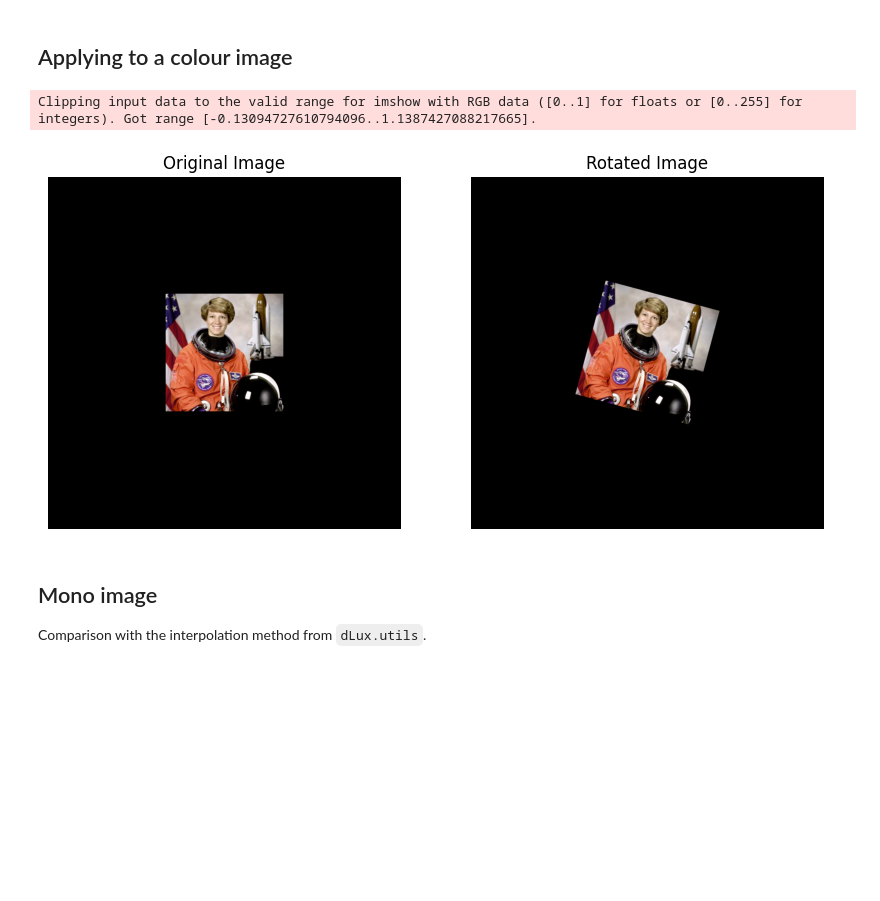
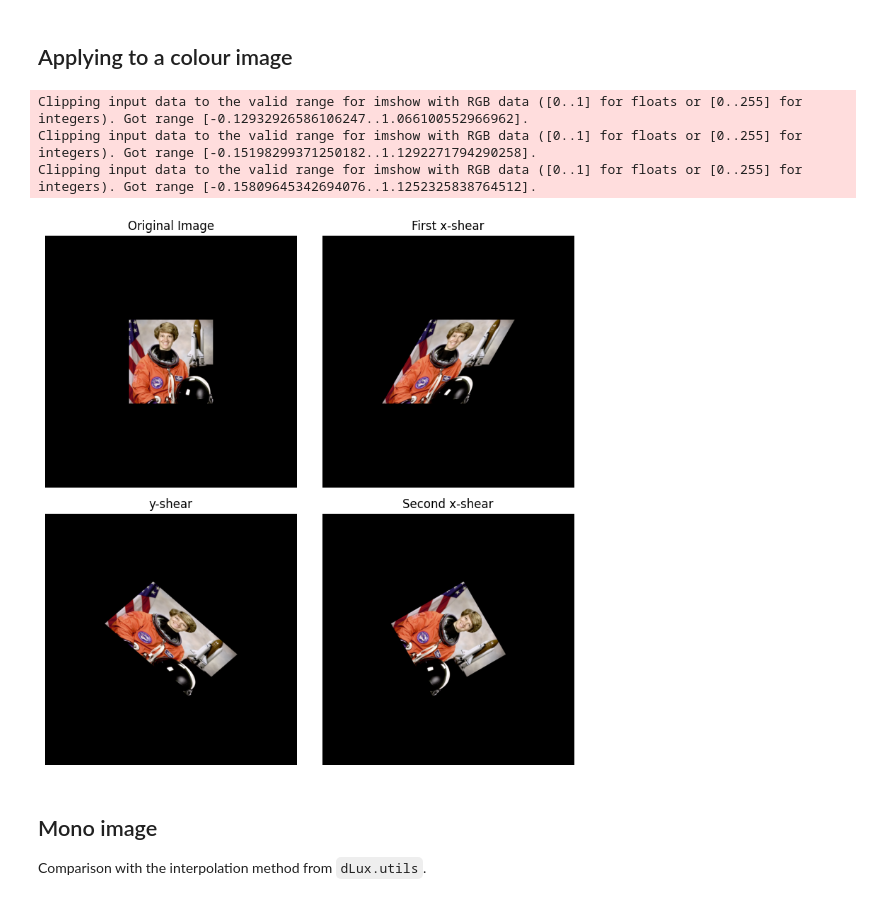
Before and after one commit to maxecharles/dorito_notebooks, a Jupyter notebook: larkin_rotate.ipynb, the cells around one changed output. Cells and saved outputs as stored; diff of their text form; code cells hidden in the pictures; blank space fills up the shorter version.

```diff
--- a/larkin_rotate.ipynb
+++ b/larkin_rotate.ipynb
@@ -99,33 +112,55 @@ def simple_blend_pad(img, pad):
     return img
 # %% [markdown]
 ## Applying to a colour image
-# %%
-# loading image
-image = np.array(data.astronaut() / 255.0)  # normalizing to [0, 1]
-# padding with zeros so it can fully rotate
-pad = image.shape[0]
-# pad = int(image.shape[0] * (np.sqrt(2) - 1) // 2 + 1)
-image = np.pad(image, ((pad, pad), (pad, pad), (0, 0)))
-
-# rotating image
-angle = np.pi / 12
-rotated_image = larkin_color_rotate(image, angle)
-
-# plotting
-
-plt.figure(figsize=(10, 6))
-plt.subplot(1, 2, 1)
-plt.imshow(image)
-plt.title("Original Image")
-plt.axis("off")
-plt.subplot(1, 2, 2)
-plt.imshow(rotated_image)
-plt.title("Rotated Image")
-plt.axis("off")
-plt.show()
-# %% [output]
-Clipping input data to the valid range for imshow with RGB data ([0..1] for floats or [0..255] for integers). Got range [-0.13094727610794096..1.1387427088217665].
-[figure, removed]
+# %%
+# loading image
+image = np.array(data.astronaut() / 255.0)  # normalizing to [0, 1]
+
+# padding with zeros so it can fully rotate
+pad = image.shape[0]
+image = np.pad(image, ((pad, pad), (pad, pad), (0, 0)))
+
+angle = np.pi / 3
+a = np.tan(-angle / 2)
+b = -np.sin(-angle)
+
+# Get the shape of the image
+nx, ny = image[:, :, 0].shape
+
+# setting up coordinates stuff
+u = np.fft.fftfreq(nx)  # frequency coordinates
+y = dlu.nd_coords(ny, 1.0)
+_, Y = np.meshgrid(y, y)
+
+# sequence of shears
+gx = color_x_shear(image, a, u, Y)
+gyx = np.transpose(color_x_shear(np.transpose(gx, (1, 0, 2)), b, u, Y), (1, 0, 2))
+gxyx = color_x_shear(gyx, a, u, Y)
+# %%
+plt.figure(figsize=(8, 8))
+plt.subplot(221)
+plt.imshow(image)
+plt.title("Original Image")
+plt.axis("off")
+plt.subplot(222)
+plt.imshow(gx)
+plt.title("First x-shear")
+plt.axis("off")
+plt.subplot(223)
+plt.imshow(gyx)
+plt.title("y-shear")
+plt.axis("off")
+plt.subplot(224)
+plt.imshow(gxyx)
+plt.title("Second x-shear")
+plt.axis("off")
+plt.tight_layout()
+plt.show()
+# %% [output]
+Clipping input data to the valid range for imshow with RGB data ([0..1] for floats or [0..255] for integers). Got range [-0.12932926586106247..1.066100552966962].
+Clipping input data to the valid range for imshow with RGB data ([0..1] for floats or [0..255] for integers). Got range [-0.15198299371250182..1.1292271794290258].
+Clipping input data to the valid range for imshow with RGB data ([0..1] for floats or [0..255] for integers). Got range [-0.15809645342694076..1.1252325838764512].
+[figure, added]
 # %% [markdown]
 ## Mono image
 Comparison with the interpolation method from `dLux.utils`.
```
Also changed, not shown: parts of 4 cells of this notebook.
